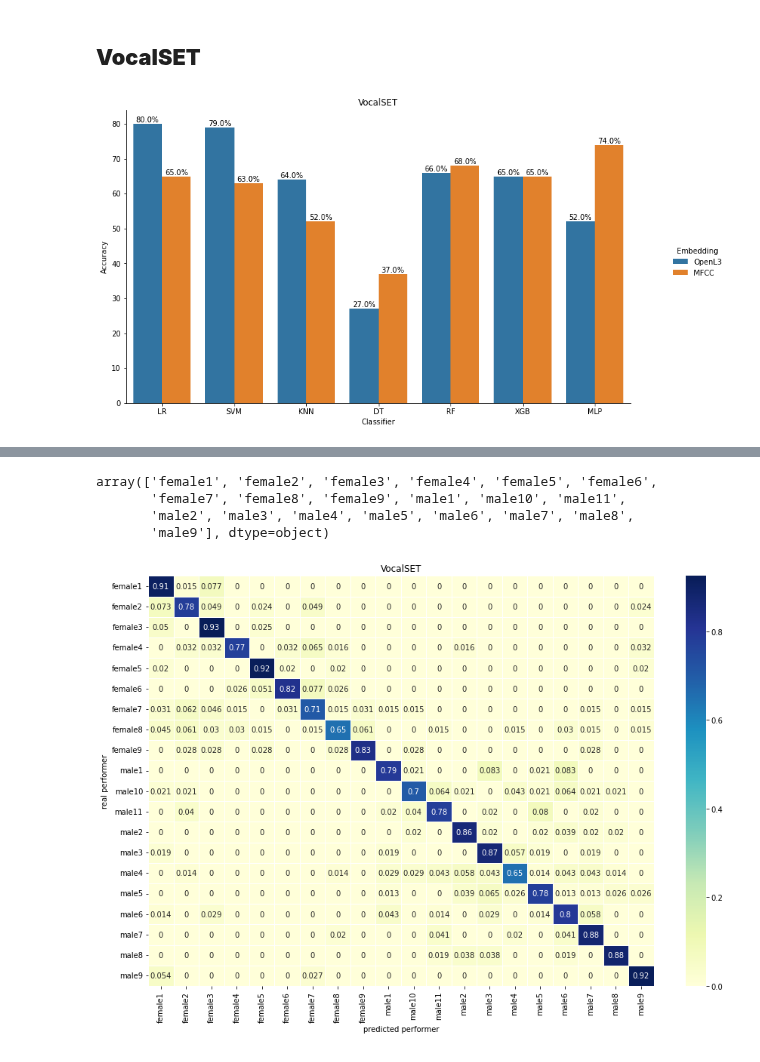
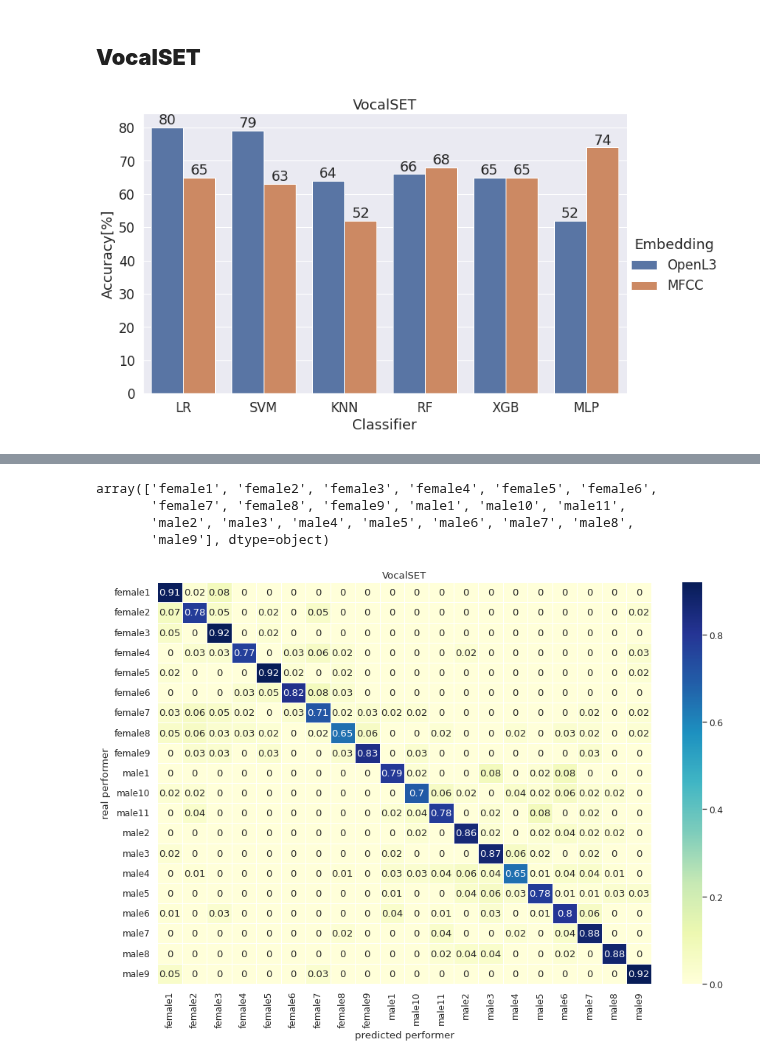
Before and after one commit to pszachew/Music-Genre-Classification, a Jupyter notebook: summary.ipynb, the cells around one changed output, grey strips where cells are left out. Cells and saved outputs as stored; diff of their text form; code cells hidden in the pictures.

```diff
--- a/summary.ipynb
+++ b/summary.ipynb
@@ -242,12 +278,13 @@ TinySOL_concat['Accuracy'] = TinySOL_concat['Accuracy']*100
 TinySOL_concat['std'] = TinySOL_concat['std']*100
 # %%
-g = sns.catplot(x="Classifier", y="Accuracy", data=TinySOL_concat, kind="bar", hue="Embedding")
+sns.set_theme(font_scale=1.5)
+g = sns.catplot(x="Classifier", y="Accuracy[%]", data=TinySOL_concat, kind="bar", hue="Embedding")
 g.fig.set_size_inches(13, 8)
 g.fig.subplots_adjust(top=0.81, right=0.86)
 plt.title("TinySOL")
 ax = g.facet_axis(0,0)
 for c in ax.containers:
-    labels = [f"{round((v.get_height()),2)}%" for v in c]
+    labels = [f"{int(round((v.get_height()),0))}" for v in c]
     ax.bar_label(c, labels=labels, label_type='edge')
 plt.show()
 # %% [output]
@@ -315,30 +352,34 @@ plt.show()
 # %% [markdown]
 ## **VocalSET**
 # %%
-VocalSET_L3 = {"Classifier":["LR", "SVM", "KNN", "DT", "RF", "XGB", "MLP"],
-         "Accuracy":[0.80, 0.79, 0.64, 0.27, 0.66, 0.65, 0.52]}
+#VocalSET_L3 = {"Classifier":["LR", "SVM", "KNN", "DT", "RF", "XGB", "MLP"],
+ #        "Accuracy":[0.80, 0.79, 0.64, 0.27, 0.66, 0.65, 0.52]}
+VocalSET_L3 = {"Classifier":["LR", "SVM", "KNN", "RF", "XGB", "MLP"],
+         "Accuracy":[0.80, 0.79, 0.64, 0.66, 0.65, 0.52]}
 # %%
-VocalSET_MFCC = {"Classifier":["LR", "SVM", "KNN", "DT", "RF", "XGB", "MLP"],
-         "Accuracy":[0.65, 0.63, 0.52, 0.37, 0.68, 0.65, 0.74]}
+#VocalSET_MFCC = {"Classifier":["LR", "SVM", "KNN", "DT", "RF", "XGB", "MLP"],
+ #        "Accuracy":[0.65, 0.63, 0.52, 0.37, 0.68, 0.65, 0.74]}
+VocalSET_MFCC = {"Classifier":["LR", "SVM", "KNN", "RF", "XGB", "MLP"],
+         "Accuracy":[0.65, 0.63, 0.52, 0.68, 0.65, 0.74]}
 # %%
 VocalSET_L3 = pd.DataFrame(VocalSET_L3)
 VocalSET_L3["Embedding"] = "OpenL3"
 VocalSET_MFCC = pd.DataFrame(VocalSET_MFCC)
 VocalSET_MFCC["Embedding"] = "MFCC"
 VocalSET_concat = pd.concat([VocalSET_L3, VocalSET_MFCC], axis=0)
-VocalSET_concat['Accuracy'] = VocalSET_concat['Accuracy']*100
+VocalSET_concat['Accuracy[%]'] = VocalSET_concat['Accuracy']*100
 # %%
-g = sns.catplot(x="Classifier", y="Accuracy", data=VocalSET_concat, kind="bar", hue="Embedding")
+g = sns.catplot(x="Classifier", y="Accuracy[%]", data=VocalSET_concat, kind="bar", hue="Embedding")
 g.fig.set_size_inches(13, 8)
 g.fig.subplots_adjust(top=0.81, right=0.86)
 plt.title("VocalSET")
 ax = g.facet_axis(0,0)
 for c in ax.containers:
-    labels = [f"{round((v.get_height()),2)}%" for v in c]
+    labels = [f"{int(round((v.get_height()),0))}" for v in c]
     ax.bar_label(c, labels=labels, label_type='edge')
 plt.show()
 # %% [output]
-[figure, old version]
+[figure, new version]
 # %%
 X_test = pd.read_csv('/content/gdrive/MyDrive/csv_data/VocalSET/features3s_test.csv',header=None)
 # %%
@@ -377,7 +418,9 @@ array(['female1', 'female2', 'female3', 'female4', 'female5', 'female6',
        'male2', 'male3', 'male4', 'male5', 'male6', 'male7', 'male8',
        'male9'], dtype=object)
 # %%
-cm2 = confusion_matrix(y_test, y_pre_vocal, normalize='true')
+sns.set_theme(font_scale=1.1)
+cm2 = np.round(confusion_matrix(y_test, y_pre_vocal, normalize='true'),2)
+type(cm2)
 cm2 = pd.DataFrame(cm2, index=labels, columns=[labels])
 plt.figure(figsize=(15,10))
 sns.heatmap(cm2, annot=True, linewidths=.5, cmap="YlGnBu")
@@ -386,4 +429,4 @@ plt.ylabel("real performer")
 plt.title("VocalSET")
 plt.show()
 # %% [output]
-[figure, old version]
+[figure, new version]
```
Also changed, not shown: parts of 23 cells of this notebook.
